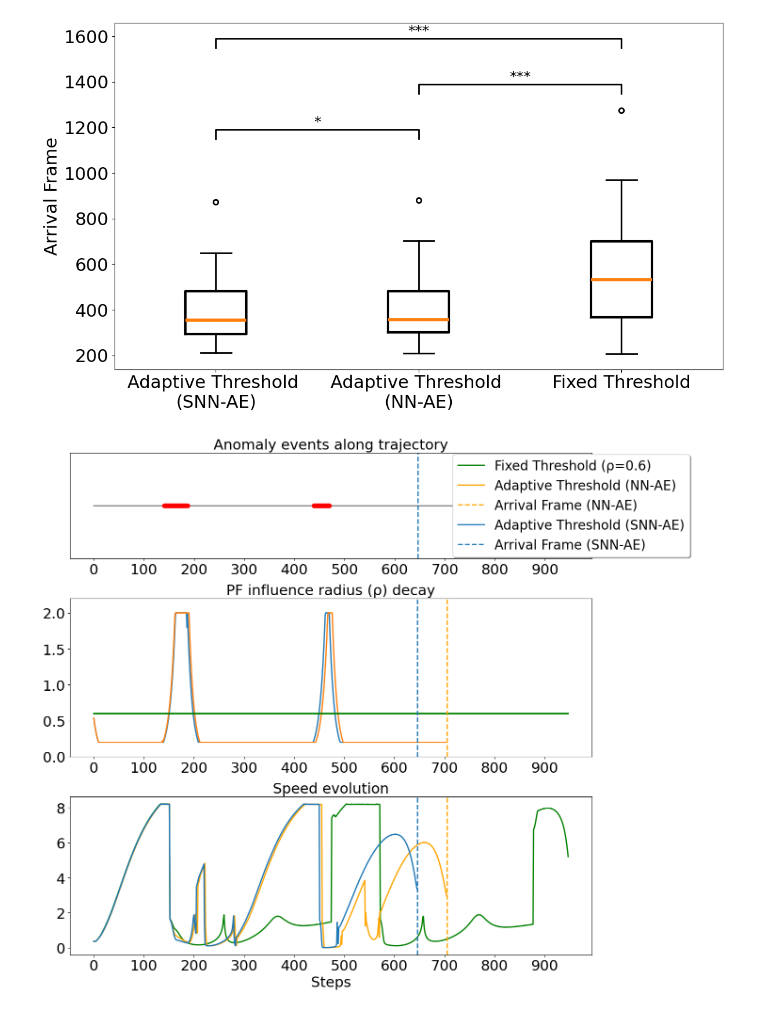
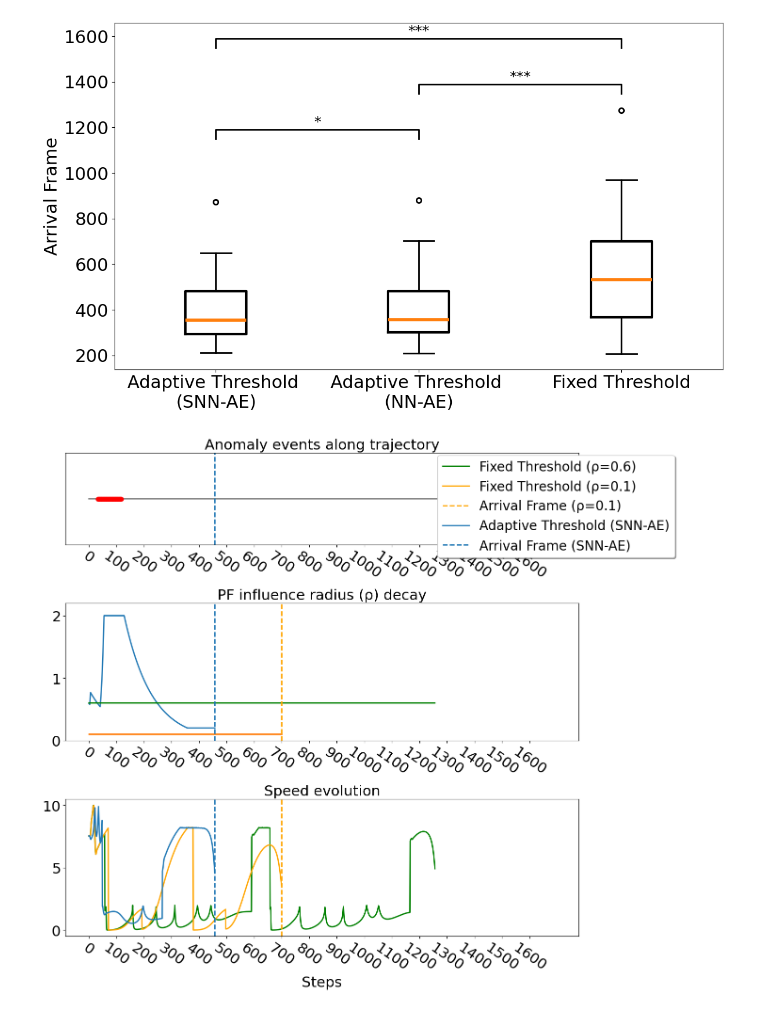
Before and after one commit to Immaioz/SNN_potential_field, a Jupyter notebook: dev.ipynb, the cells around one changed output. Drawn from its saved outputs; the diff is of its cells as text; code cells hidden in the pictures.

```diff
--- a/dev.ipynb
+++ b/dev.ipynb
@@ -157,15 +157,18 @@ obst_ = []
 obst_twin_ = []
 obst_class_ = []
 # simulation_data_comparison/Run_0001_Seed_133
-dict_fixed = np.load("simulation_data/REV_simulation_data_opt_three/Run_0041_Seed_45_rate_0_1/simulation_data_dict_twin.npz")
-dict_adaptive = np.load("simulation_data/REV_simulation_data_opt_three/Run_0041_Seed_45_rate_0_1/simulation_data_dict.npz")
-dict_NN = np.load("simulation_data/REV_simulation_data_opt_three/Run_0041_Seed_45_rate_0_1/simulation_data_dict_class.npz")
+# Run_0041_Seed_45_rate_0_1
+# simulation_data_comparison_rates/Run_0002_Seed_144_rate_0_03/
+dict_fixed = np.load("simulation_data/simulation_data_comparison_rates/Run_0002_Seed_144_rate_0_03/simulation_data_dict_twin.npz")
+dict_adaptive = np.load("simulation_data/REV_simulation_data_comparison_Literature/Run_0000_Seed_144_rate_0_1/simulation_data_dict.npz")
+dict_NN = np.load("simulation_data/simulation_data_comparison_rates/Run_0002_Seed_144_rate_0_1/simulation_data_dict_twin.npz")
 # %%
 import matplotlib.pyplot as plt
 def plot_tot(dict_snn, dict_class, dict_twin, save=False, path=None):
     fig, axes = plt.subplots(
         3, 1,
         figsize=(14, 12),
+        sharex=True,
         gridspec_kw={'height_ratios': [0.2, 0.3, 0.3]}
     )
 
@@ -178,38 +181,46 @@ def plot_tot(dict_snn, dict_class, dict_twin, save=False, path=None):
     arrival = dict_snn["arrival_frame"].item() + 1
     arrival_class = dict_class["arrival_frame"].item() + 1
     ax.axvline(arrival, linestyle='--', label='Arrival Frame', linewidth=2)
-    anom_idx = np.where(dict_snn["preds"] == 1)[0]
+    anom_idx = np.where(dict_snn["preds"][10:] == 1)[0]
+    # anom_idx[:10] = 0
+    # print("Anomaly indices:", anom_idx)
     ax.plot(anom_idx, np.zeros_like(anom_idx), 'ro')
     ax.set_yticks([])
     ax.set_xticks(x_ticks)
     ax.set_title("Anomaly events along trajectory", fontsize=22)
     ax.tick_params(axis='both', which='major', labelsize=22)
+    ax.tick_params(axis='x', rotation=-35)
 
     ax = axes[1]
     ax.plot(dict_snn["thresholds"][:arrival+1], linewidth=2, label="Adaptive Threshold (SNN-AE)")
-    ax.plot(dict_class["thresholds"][:arrival_class+1], linewidth=2, label="Adaptive Threshold (NN-AE)")
+    ax.plot(dict_class["thresholds"][:arrival_class+1], linewidth=2, label="Fixed Threshold (ρ=0.1)")
     ax.plot(dict_twin["thresholds"], linewidth=2, label="Fixed Threshold (ρ=0.6)", color='green')
     ax.set_title("PF influence radius (\u03c1) decay", fontsize=22)
     ax.set_xticks(x_ticks)
     ax.tick_params(axis='both', which='major', labelsize=22)
     ax.axvline(arrival, linestyle='--', label='Arrival Frame', linewidth=2)
-    ax.axvline(arrival_class, color='orange', linestyle='--', label='Arrival Frame (NN-AE)', linewidth=2)
+    ax.axvline(arrival_class, color='orange', linestyle='--', label='Arrival Frame (ρ=0.1)', linewidth=2)
+    ax.tick_params(axis='x', rotation=-35)
     ax.set_ylim([0, 2.2])
 
     ax = axes[2]
     ax.plot(dict_twin["speeds"], linewidth=2, label="Fixed Threshold (ρ=0.6)", color='green')
-    ax.plot(dict_class["speeds"][:arrival_class+1], linewidth=2, label="Adaptive Threshold (NN-AE)", color='orange')
-    ax.axvline(arrival_class, color='orange', linestyle='--', label='Arrival Frame (NN-AE)', linewidth=2)
+    ax.plot(dict_class["speeds"][:arrival_class+1], linewidth=2, label="Fixed Threshold (ρ=0.1)", color='orange')
+    ax.axvline(arrival_class, color='orange', linestyle='--', label='Arrival Frame (ρ=0.1)', linewidth=2)
     ax.plot(dict_snn["speeds"][:arrival+1], linewidth=2, label="Adaptive Threshold (SNN-AE)")
     ax.set_title("Speed evolution", fontsize=22)
     ax.set_xlabel("Steps", fontsize=22)
     ax.set_xticks(x_ticks)
     ax.tick_params(axis='both', which='major', labelsize=22)
+    ax.tick_params(axis='x', rotation=-35)
     ax.axvline(arrival,  linestyle='--', label='Arrival Frame (SNN-AE)', linewidth=2)
 
 
     handles, labels = axes[2].get_legend_handles_labels()
     axes[0].legend(handles, labels, fontsize=20, loc='upper right', bbox_to_anchor=(1.2, 1.05), shadow=True)
+
+    for ax in axes:
+        ax.tick_params(axis='x', labelbottom=True)
 
     plt.tight_layout()
 
@@ -220,11 +231,11 @@ def plot_tot(dict_snn, dict_class, dict_twin, save=False, path=None):
 # %%
 plot_tot(dict_snn=dict_adaptive,
          dict_class=dict_NN,
          dict_twin=dict_fixed,
          save=True,
-         path="output/summary_run_45.png")
+         path="output/REV_summary_run_seed_144.png")
 # %% [output]
-[figure, old version]
+[figure, new version]
 # %%
 from matplotlib.axes import Axes
 from mpl_toolkits.axes_grid1.inset_locator import inset_axes, mark_inset
```
Also changed, not shown: parts of 12 cells of this notebook, 3 other files.
